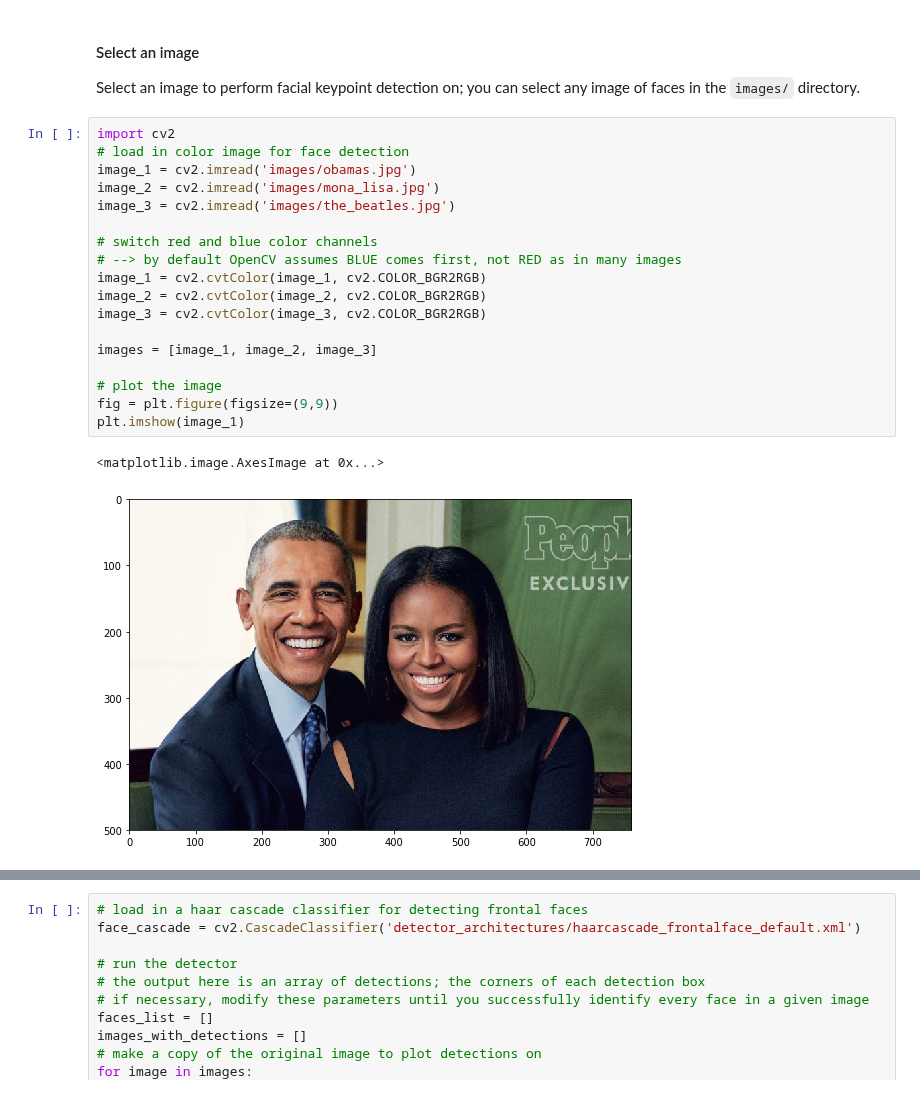
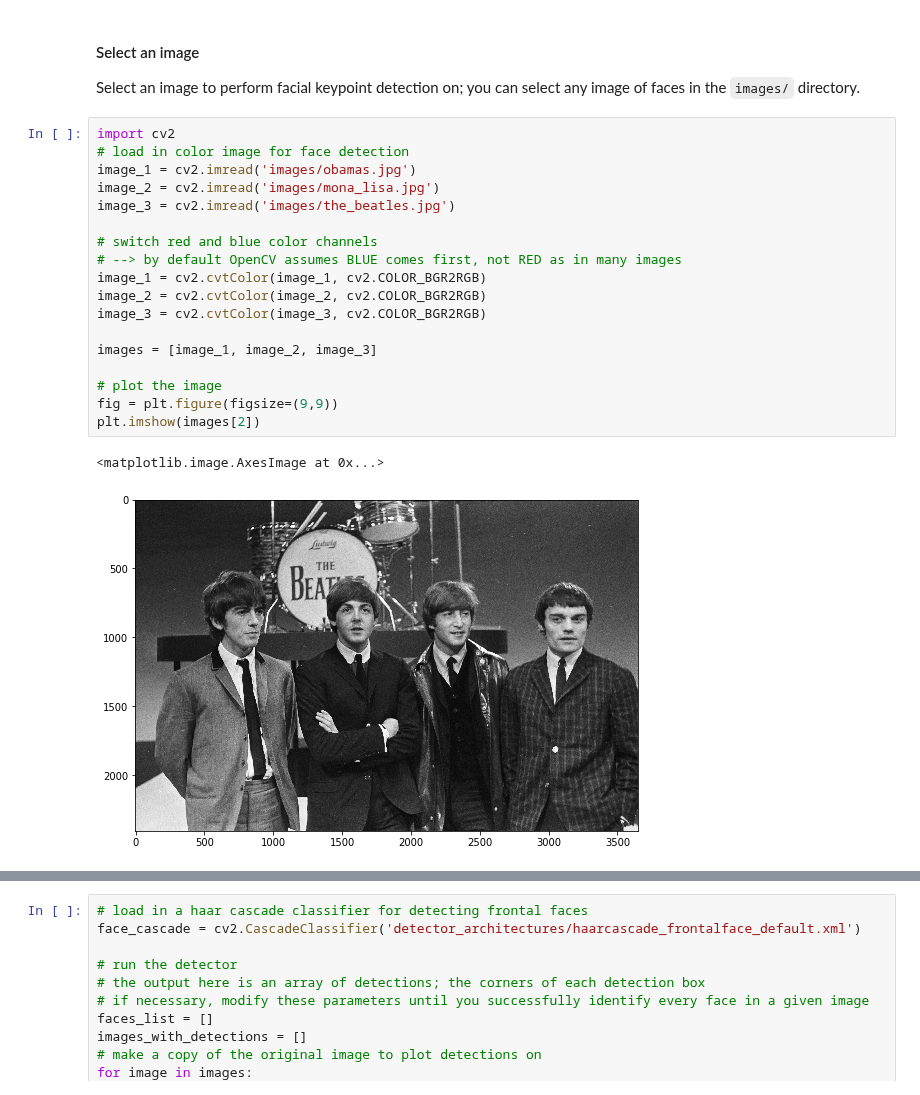
Before and after one commit to Bjarten/computer-vision-ND, a Jupyter notebook: project_1_facial_keypoints/3. Facial Keypoint Detection, Complete Pipeline.ipynb, the cells around one changed output, grey strips where cells are left out. Cells and saved outputs as stored; diff of their text form.

```diff
--- a/project_1_facial_keypoints/3. Facial Keypoint Detection, Complete Pipeline.ipynb
+++ b/project_1_facial_keypoints/3. Facial Keypoint Detection, Complete Pipeline.ipynb
@@ -22,24 +22,24 @@ Select an image to perform facial keypoint detection on; you can select any imag
 # %%
 import cv2
 # load in color image for face detection
 image_1 = cv2.imread('images/obamas.jpg')
 image_2 = cv2.imread('images/mona_lisa.jpg')
 image_3 = cv2.imread('images/the_beatles.jpg')
 
 # switch red and blue color channels
 # --> by default OpenCV assumes BLUE comes first, not RED as in many images
 image_1 = cv2.cvtColor(image_1, cv2.COLOR_BGR2RGB)
 image_2 = cv2.cvtColor(image_2, cv2.COLOR_BGR2RGB)
 image_3 = cv2.cvtColor(image_3, cv2.COLOR_BGR2RGB)
 
 images = [image_1, image_2, image_3]
 
 # plot the image
 fig = plt.figure(figsize=(9,9))
-plt.imshow(image_1)
+plt.imshow(images[2])
 # %% [output]
 <matplotlib.image.AxesImage at 0x...>
-[figure, old version]
+[figure, new version]
 # %% [markdown]
 ## Detect all faces in an image
 
```
Also changed, not shown: parts of 2 cells of this notebook.
